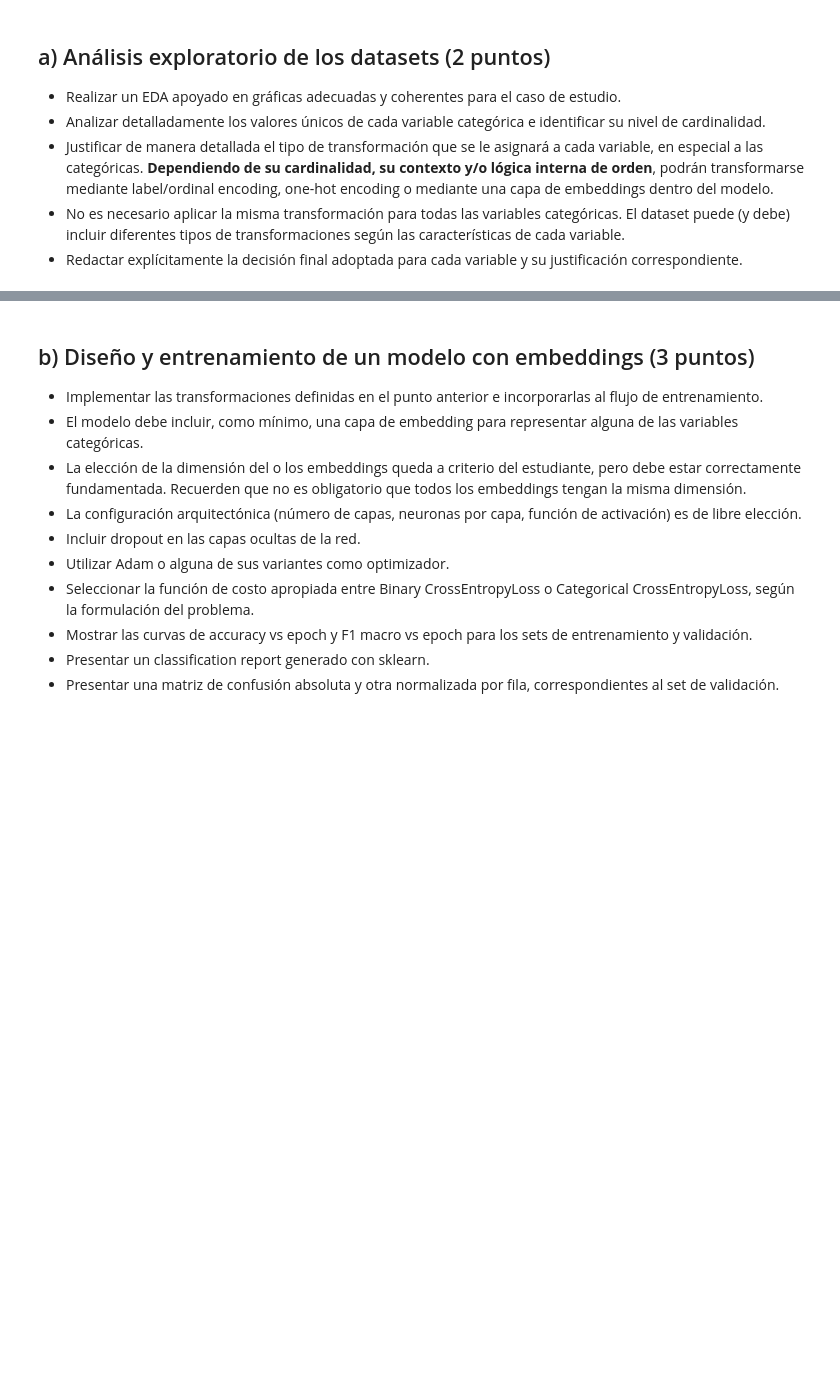
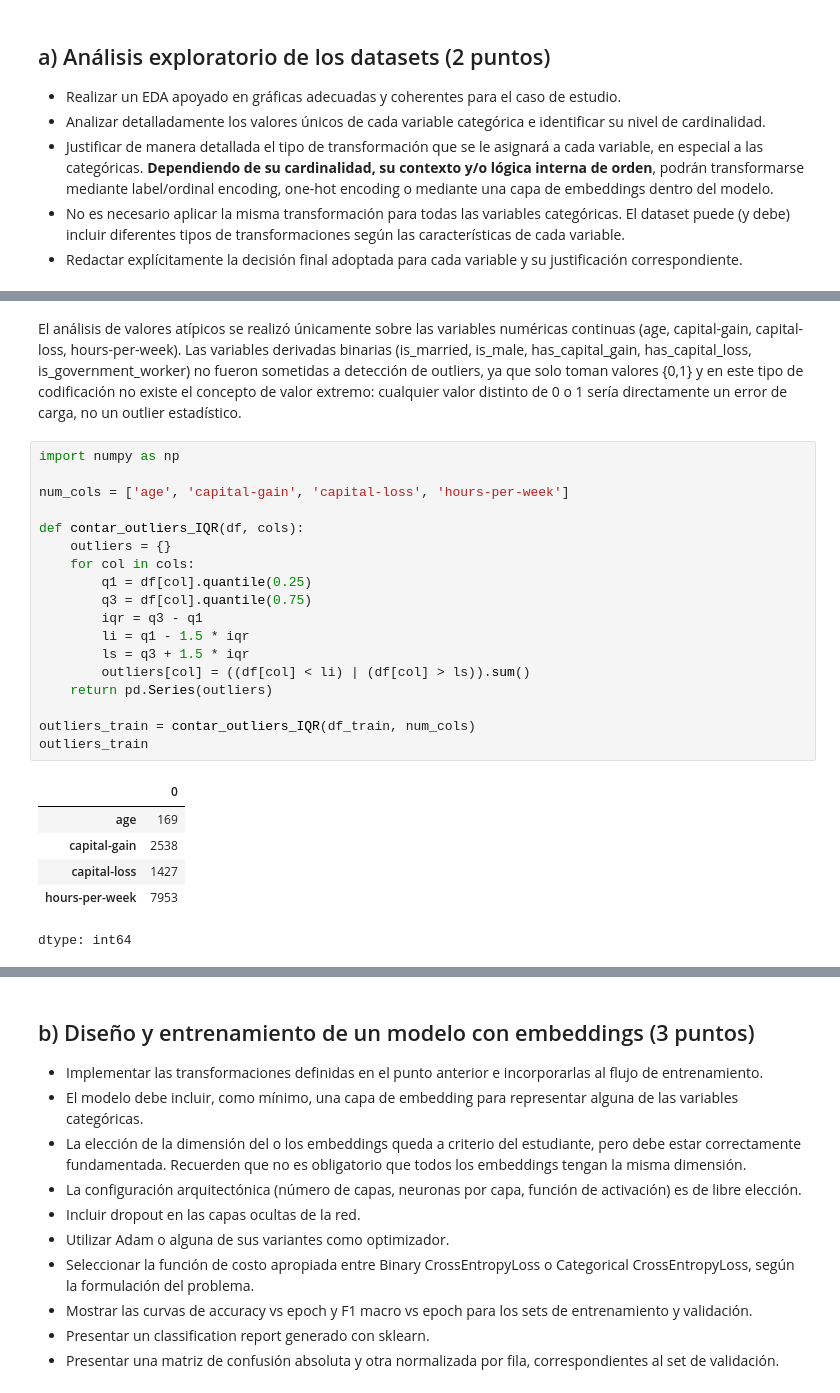
Before and after one commit to jbrazonath/CEIA_Analisis_de_datos, a Jupyter notebook: BRAZON-JOSMAR-DL-TP2-Co22.ipynb, the cells around one changed output, grey strips where cells are left out. Cells and saved outputs as stored; diff of their text form; blank space fills up the shorter version.

```diff
--- a/BRAZON-JOSMAR-DL-TP2-Co22.ipynb
+++ b/BRAZON-JOSMAR-DL-TP2-Co22.ipynb
@@ -67,0 +196,27 @@ Está compuesto por los siguientes features:
+# %% [markdown]
+El análisis de valores atípicos se realizó únicamente sobre las variables numéricas continuas (age, capital-gain, capital-loss, hours-per-week). Las variables derivadas binarias (is_married, is_male, has_capital_gain, has_capital_loss, is_government_worker) no fueron sometidas a detección de outliers, ya que solo toman valores {0,1} y en este tipo de codificación no existe el concepto de valor extremo: cualquier valor distinto de 0 o 1 sería directamente un error de carga, no un outlier estadístico.
+# %%
+import numpy as np
+
+num_cols = ['age', 'capital-gain', 'capital-loss', 'hours-per-week']
+
+def contar_outliers_IQR(df, cols):
+    outliers = {}
+    for col in cols:
+        q1 = df[col].quantile(0.25)
+        q3 = df[col].quantile(0.75)
+        iqr = q3 - q1
+        li = q1 - 1.5 * iqr
+        ls = q3 + 1.5 * iqr
+        outliers[col] = ((df[col] < li) | (df[col] > ls)).sum()
+    return pd.Series(outliers)
+
+outliers_train = contar_outliers_IQR(df_train, num_cols)
+outliers_train
+# %% [output]
+|  | 0 |
+| age | 169 |
+| capital-gain | 2538 |
+| capital-loss | 1427 |
+| hours-per-week | 7953 |
+dtype: int64
```
Also changed, not shown: parts of 13 cells of this notebook.
